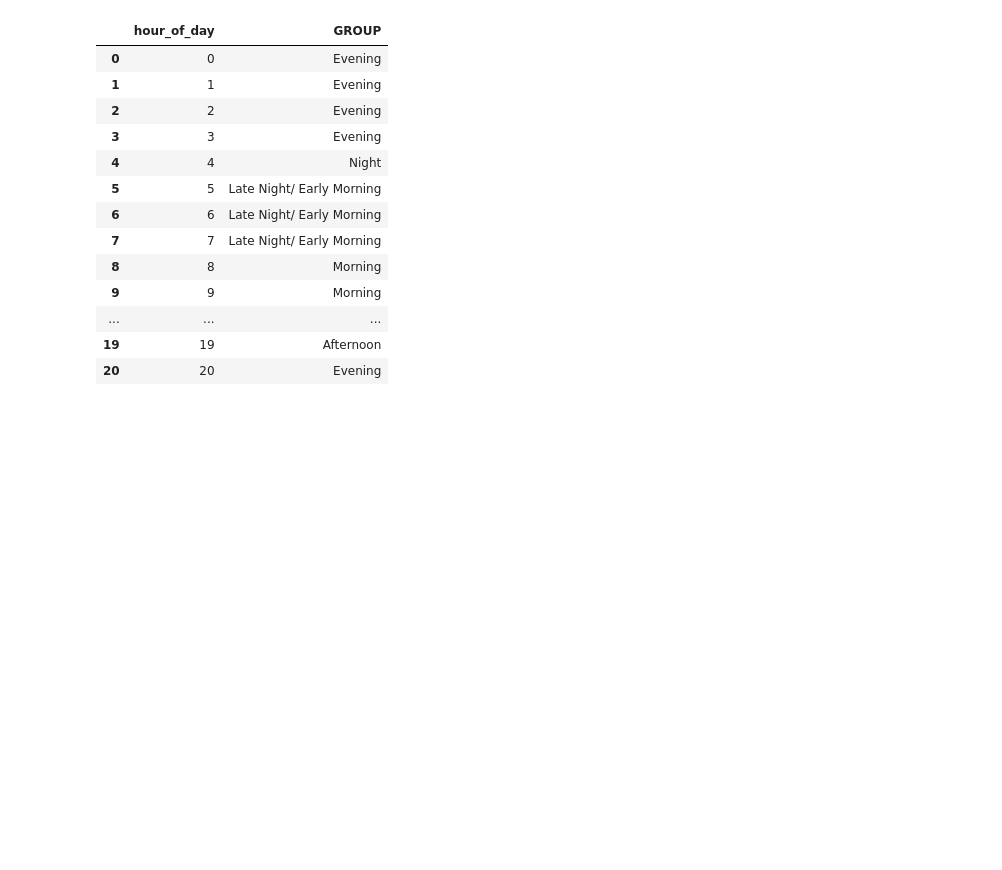
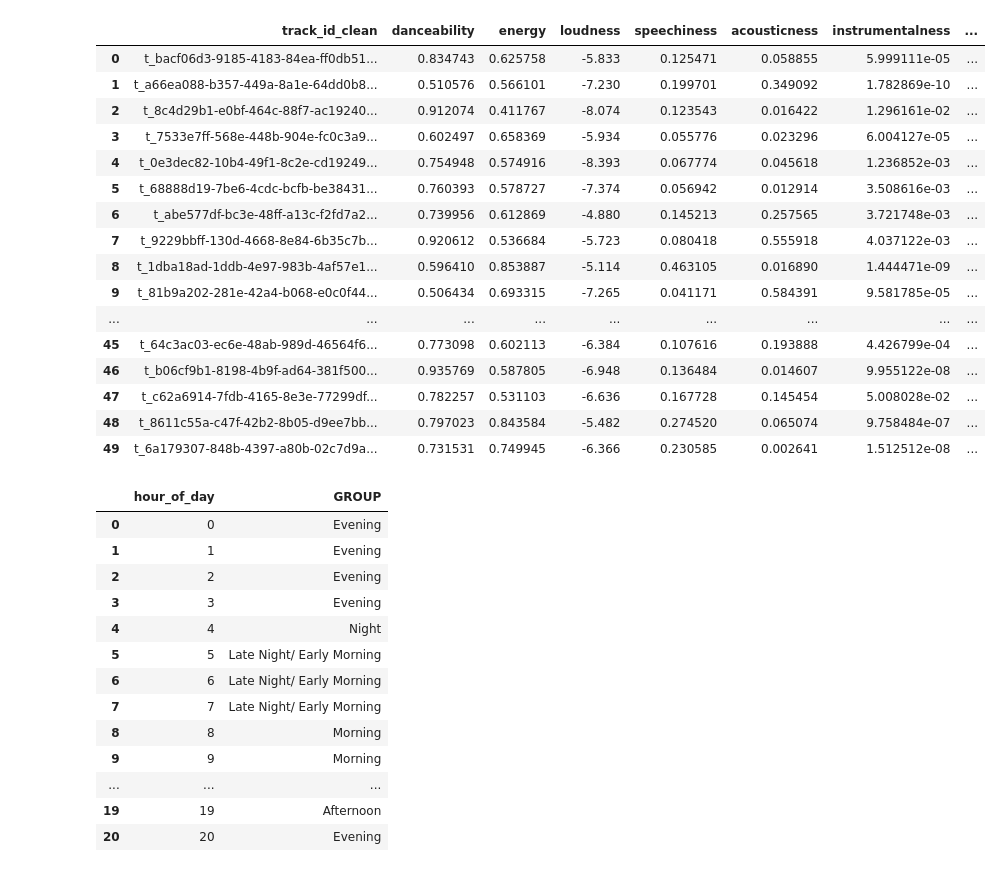
Before and after one commit to lejaja9/Friiiiiiiiiday, a Jupyter notebook: data_cleaning.ipynb, the cells around one changed output. Cells and saved outputs as stored; diff of their text form; code cells hidden in the pictures; blank space fills up the shorter version.

```diff
--- a/data_clean.ipynb
+++ b/data_cleaning.ipynb
@@ -61,4 +59,28 @@ raw1_df = pysqldf("SELECT *, CASE WHEN (day_of_week = 1 OR day_of_week = 2 OR da
                                                                      WHEN day_of_week = 0 AND (hour_of_day = 8 OR hour_of_day = 9 OR hour_of_day = 10) THEN 'Morning' \
                                                                          WHEN day_of_week = 0 AND (hour_of_day = 11 OR hour_of_day = 12 OR hour_of_day = 13 OR hour_of_day = 14 OR hour_of_day = 15 OR hour_of_day = 16 OR hour_of_day = 17 OR hour_of_day = 18 OR hour_of_day = 19) THEN 'Afternoon' \
                                                                              ELSE 'Evening' END AS 'GROUP' FROM raw1_df")
+# %%
+cte1 = pysqldf("SELECT *, COUNT(`GROUP`) AS occurrences FROM raw0_df GROUP BY track_id_clean, `GROUP`")
+cte2 = pysqldf("SELECT *, RANK() OVER(PARTITION BY track_id_clean ORDER BY occurrences DESC) AS rnk FROM cte1")
+clean2_0_df = pysqldf("SELECT * FROM cte2 WHERE rnk = 1 ORDER BY occurrences DESC")
+# %%
+clean2_0_df.head(50)
+# %% [output]
+|  | track_id_clean | danceability | energy | loudness | speechiness | acousticness | instrumentalness | ... |
+| 0 | t_bacf06d3-9185-4183-84ea-ff0db51... | 0.834743 | 0.625758 | -5.833 | 0.125471 | 0.058855 | 5.999111e-05 | ... |
+| 1 | t_a66ea088-b357-449a-8a1e-64dd0b8... | 0.510576 | 0.566101 | -7.230 | 0.199701 | 0.349092 | 1.782869e-10 | ... |
+| 2 | t_8c4d29b1-e0bf-464c-88f7-ac19240... | 0.912074 | 0.411767 | -8.074 | 0.123543 | 0.016422 | 1.296161e-02 | ... |
+| 3 | t_7533e7ff-568e-448b-904e-fc0c3a9... | 0.602497 | 0.658369 | -5.934 | 0.055776 | 0.023296 | 6.004127e-05 | ... |
+| 4 | t_0e3dec82-10b4-49f1-8c2e-cd19249... | 0.754948 | 0.574916 | -8.393 | 0.067774 | 0.045618 | 1.236852e-03 | ... |
+| 5 | t_68888d19-7be6-4cdc-bcfb-be38431... | 0.760393 | 0.578727 | -7.374 | 0.056942 | 0.012914 | 3.508616e-03 | ... |
+| 6 | t_abe577df-bc3e-48ff-a13c-f2fd7a2... | 0.739956 | 0.612869 | -4.880 | 0.145213 | 0.257565 | 3.721748e-03 | ... |
+| 7 | t_9229bbff-130d-4668-8e84-6b35c7b... | 0.920612 | 0.536684 | -5.723 | 0.080418 | 0.555918 | 4.037122e-03 | ... |
+| 8 | t_1dba18ad-1ddb-4e97-983b-4af57e1... | 0.596410 | 0.853887 | -5.114 | 0.463105 | 0.016890 | 1.444471e-09 | ... |
+| 9 | t_81b9a202-281e-42a4-b068-e0c0f44... | 0.506434 | 0.693315 | -7.265 | 0.041171 | 0.584391 | 9.581785e-05 | ... |
+| ... | ... | ... | ... | ... | ... | ... | ... | ... |
+| 45 | t_64c3ac03-ec6e-48ab-989d-46564f6... | 0.773098 | 0.602113 | -6.384 | 0.107616 | 0.193888 | 4.426799e-04 | ... |
+| 46 | t_b06cf9b1-8198-4b9f-ad64-381f500... | 0.935769 | 0.587805 | -6.948 | 0.136484 | 0.014607 | 9.955122e-08 | ... |
+| 47 | t_c62a6914-7fdb-4165-8e3e-77299df... | 0.782257 | 0.531103 | -6.636 | 0.167728 | 0.145454 | 5.008028e-02 | ... |
+| 48 | t_8611c55a-c47f-42b2-8b05-d9ee7bb... | 0.797023 | 0.843584 | -5.482 | 0.274520 | 0.065074 | 9.758484e-07 | ... |
+| 49 | t_6a179307-848b-4397-a80b-02c7d9a... | 0.731531 | 0.749945 | -6.366 | 0.230585 | 0.002641 | 1.512512e-08 | ... |
 # %%
```
Also changed, not shown: parts of 5 cells of this notebook, 2 other files.
